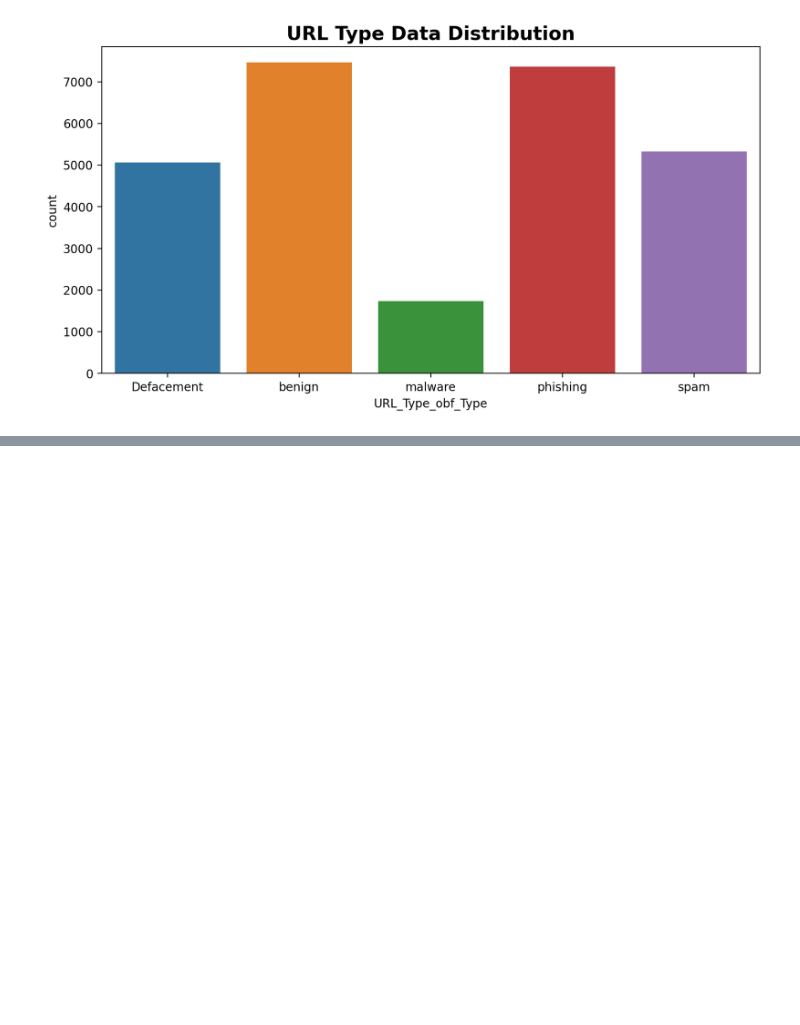
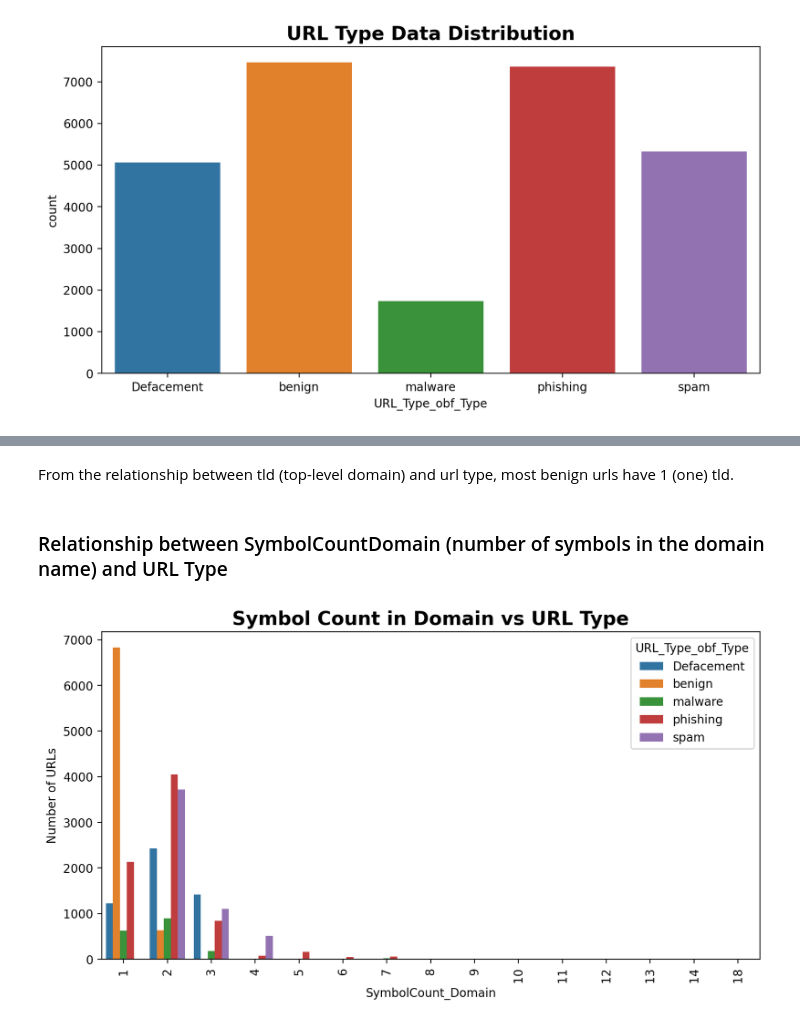
Before and after one commit to DejusDevspace/phishing-detector-ml-cli-toolkit, a Jupyter notebook: data_exploration.ipynb, the cells around one changed output, grey strips where cells are left out. Saved outputs shown, nothing was run; the diff lists cells and outputs as text; code cells hidden in the pictures; blank space fills up the shorter version.

```diff
--- a/data_exploration.ipynb
+++ b/data_exploration.ipynb
@@ -183,0 +197,15 @@ plt.show()
+# %% [markdown]
+From the relationship between tld (top-level domain) and url type, most benign urls have 1 (one) tld.
+# %% [markdown]
+### Relationship between SymbolCountDomain (number of symbols in the domain name) and URL Type
+# %%
+# Relationship between URL_Type_obf_Type and SymbolCount_Domain
+plt.figure(figsize=(10, 5), dpi=200)
+sns.countplot(data=df, x="SymbolCount_Domain", hue="URL_Type_obf_Type")
+plt.title("Symbol Count in Domain vs URL Type", fontsize=16, fontweight="bold")
+plt.xticks(rotation=90)
+plt.ylabel("Number of URLs")
+plt.savefig("./plots/symbol-count-domain-vs-url-type.png")
+plt.show()
+# %% [output]
+[figure, added]
```
Also changed, not shown: parts of 19 cells of this notebook, 9 other files.
